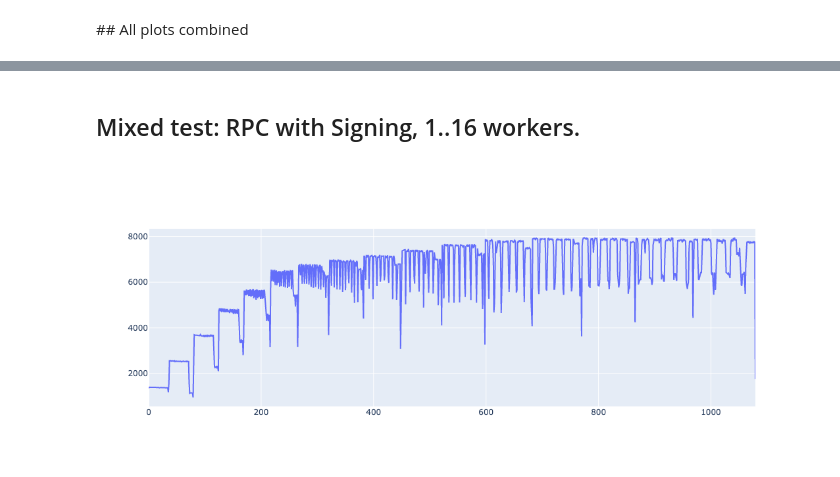
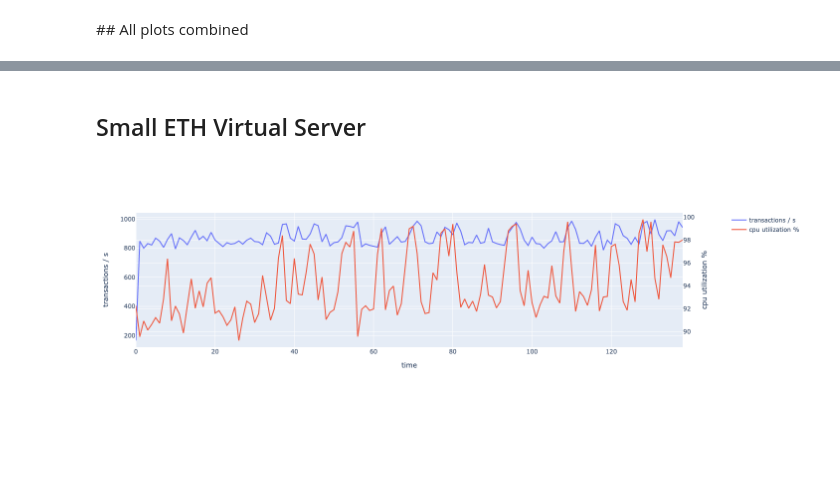
Before and after one commit to mmathys/acfts, a Jupyter notebook: docs/notebook/benchmarks.ipynb, the cells around one changed output, grey strips where cells are left out. Drawn from its saved outputs; the diff is of its cells as text; code cells hidden in the pictures; blank space fills up the shorter version.

```diff
--- a/docs/notebook/benchmarks.ipynb
+++ b/docs/notebook/benchmarks.ipynb
@@ -67,11 +66,26 @@ fig.show()
-# %% [markdown]
-## Mixed test: RPC with Signing, 1..16 workers.
-# %%
-d1 = pd.read_csv("./bench/mix.csv")
-
-fig = go.Figure([
-    go.Scatter(y=d1['tx'])
-])
-fig.show()
-# %% [output]
-[figure, removed]
+# %% [markdown]
+## Small ETH Virtual Server
+# %%
+from plotly.subplots import make_subplots
+
+d1 = pd.read_csv("./bench/vsos.csv")
+
+fig = make_subplots(specs=[[{"secondary_y": True}]])
+
+fig.add_trace(
+    go.Scatter(y=d1['tx'], name="transactions / s"),
+    secondary_y=False,
+)
+
+fig.add_trace(
+    go.Scatter(y=d1['cpu_util'], name="cpu utilization %"),
+    secondary_y=True,
+)
+
+fig.update_xaxes(title_text="time")
+fig.update_yaxes(title_text="transactions / s", secondary_y=False)
+fig.update_yaxes(title_text="cpu utilization %", secondary_y=True)
+
+fig.show()
+# %% [output]
+[figure, added]
```
Also changed, not shown: parts of 6 cells of this notebook, 9 other files.
